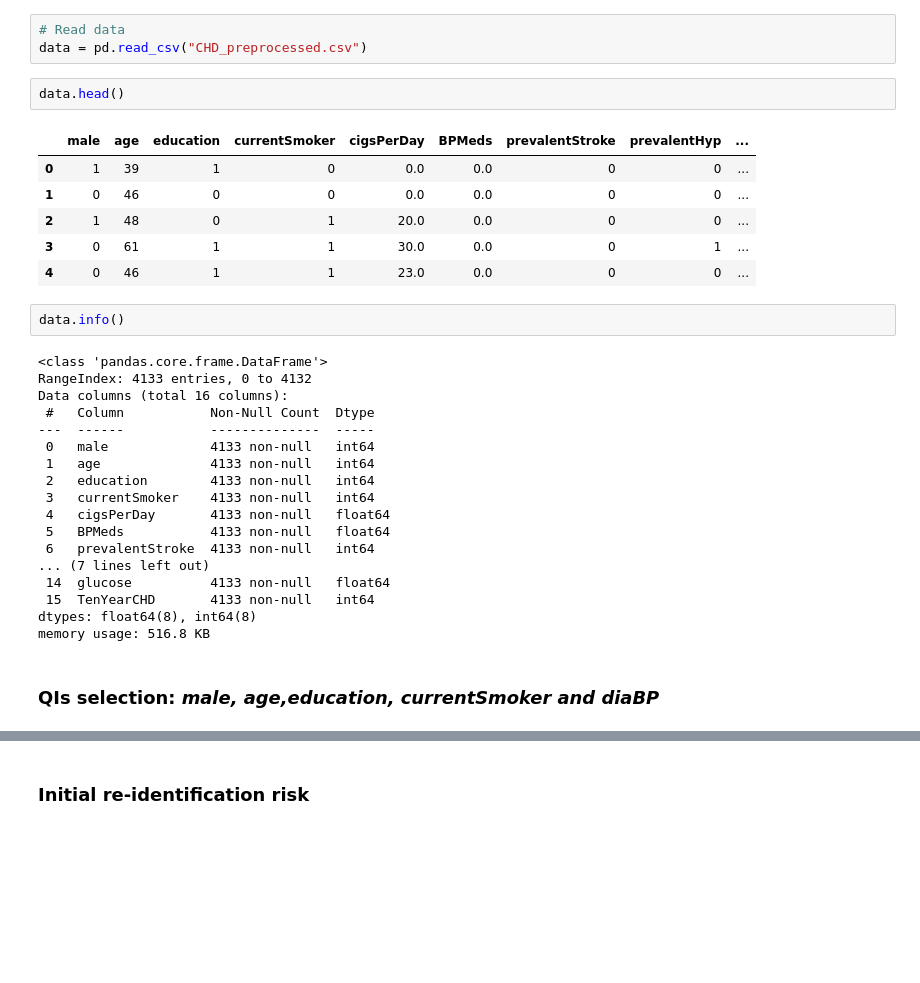
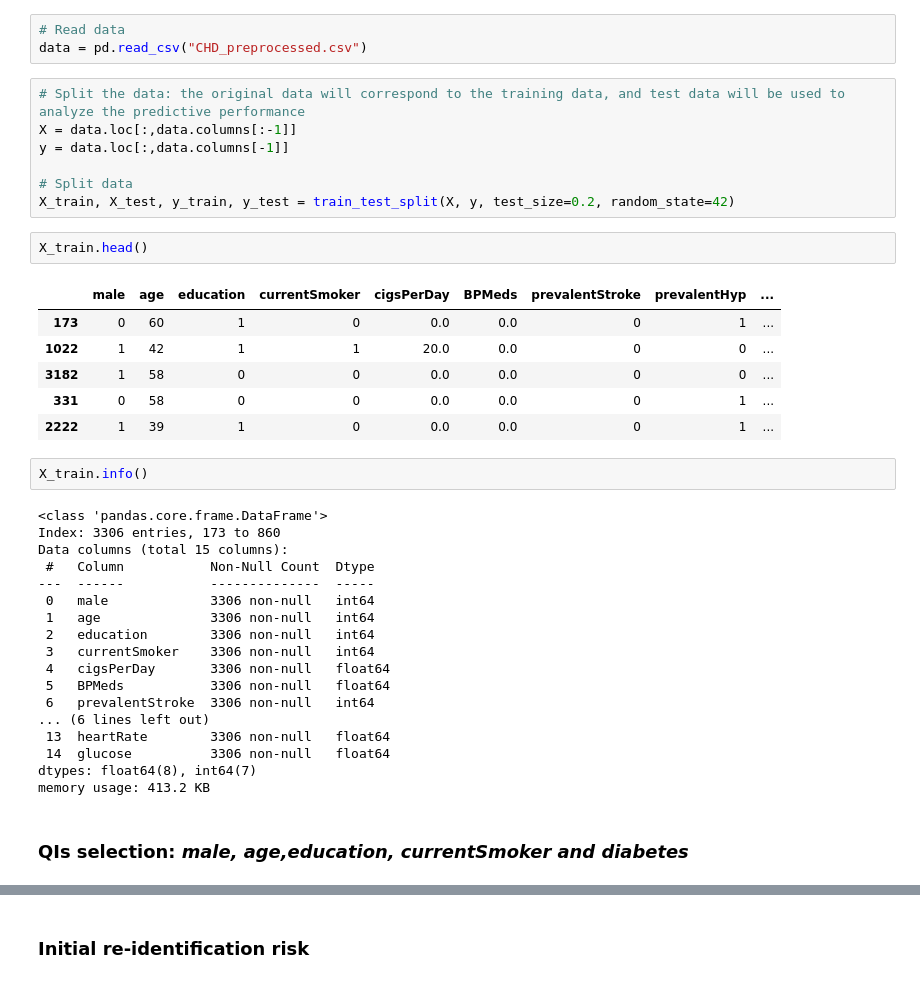
Before and after one commit to tmcarvalho/hands-on-data-deidentification, a Jupyter notebook: S5-Training.ipynb, the cells around one changed output, grey strips where cells are left out. Saved outputs shown, nothing was run; the diff lists cells and outputs as text; blank space fills up the shorter version.

```diff
--- a/S5-Training.ipynb
+++ b/S5-Training.ipynb
@@ -25,34 +31,41 @@ import seaborn as sns
 # %%
 # Read data
 data = pd.read_csv("CHD_preprocessed.csv")
+# %%
+# Split the data: the original data will correspond to the training data, and test data will be used to analyze the predictive performance
+X = data.loc[:,data.columns[:-1]]
+y = data.loc[:,data.columns[-1]]
+
+# Split data
+X_train, X_test, y_train, y_test = train_test_split(X, y, test_size=0.2, random_state=42)
 # %%
-data.head()
+X_train.head()
 # %% [output]
 |  | male | age | education | currentSmoker | cigsPerDay | BPMeds | prevalentStroke | prevalentHyp | ... |
-| 0 | 1 | 39 | 1 | 0 | 0.0 | 0.0 | 0 | 0 | ... |
-| 1 | 0 | 46 | 0 | 0 | 0.0 | 0.0 | 0 | 0 | ... |
-| 2 | 1 | 48 | 0 | 1 | 20.0 | 0.0 | 0 | 0 | ... |
-| 3 | 0 | 61 | 1 | 1 | 30.0 | 0.0 | 0 | 1 | ... |
-| 4 | 0 | 46 | 1 | 1 | 23.0 | 0.0 | 0 | 0 | ... |
+| 173 | 0 | 60 | 1 | 0 | 0.0 | 0.0 | 0 | 1 | ... |
+| 1022 | 1 | 42 | 1 | 1 | 20.0 | 0.0 | 0 | 0 | ... |
+| 3182 | 1 | 58 | 0 | 0 | 0.0 | 0.0 | 0 | 0 | ... |
+| 331 | 0 | 58 | 0 | 0 | 0.0 | 0.0 | 0 | 1 | ... |
+| 2222 | 1 | 39 | 1 | 0 | 0.0 | 0.0 | 0 | 1 | ... |
 # %%
-data.info()
+X_train.info()
 # %% [output]
 <class 'pandas.core.frame.DataFrame'>
-RangeIndex: 4133 entries, 0 to 4132
-Data columns (total 16 columns):
+Index: 3306 entries, 173 to 860
+Data columns (total 15 columns):
  #   Column           Non-Null Count  Dtype
 ---  ------           --------------  -----
- 0   male             4133 non-null   int64
- 1   age              4133 non-null   int64
- 2   education        4133 non-null   int64
- 3   currentSmoker    4133 non-null   int64
- 4   cigsPerDay       4133 non-null   float64
- 5   BPMeds           4133 non-null   float64
- 6   prevalentStroke  4133 non-null   int64
-... (7 lines left out)
- 14  glucose          4133 non-null   float64
- 15  TenYearCHD       4133 non-null   int64
-dtypes: float64(8), int64(8)
-memory usage: 516.8 KB
+ 0   male             3306 non-null   int64
+ 1   age              3306 non-null   int64
+ 2   education        3306 non-null   int64
+ 3   currentSmoker    3306 non-null   int64
+ 4   cigsPerDay       3306 non-null   float64
+ 5   BPMeds           3306 non-null   float64
+ 6   prevalentStroke  3306 non-null   int64
+... (6 lines left out)
+ 13  heartRate        3306 non-null   float64
+ 14  glucose          3306 non-null   float64
+dtypes: float64(8), int64(7)
+memory usage: 413.2 KB
 # %% [markdown]
-### QIs selection: *male, age,education, currentSmoker and diaBP*
+### QIs selection: *male, age,education, currentSmoker and diabetes*
```
Also changed, not shown: parts of 63 cells of this notebook, 2 other files.
